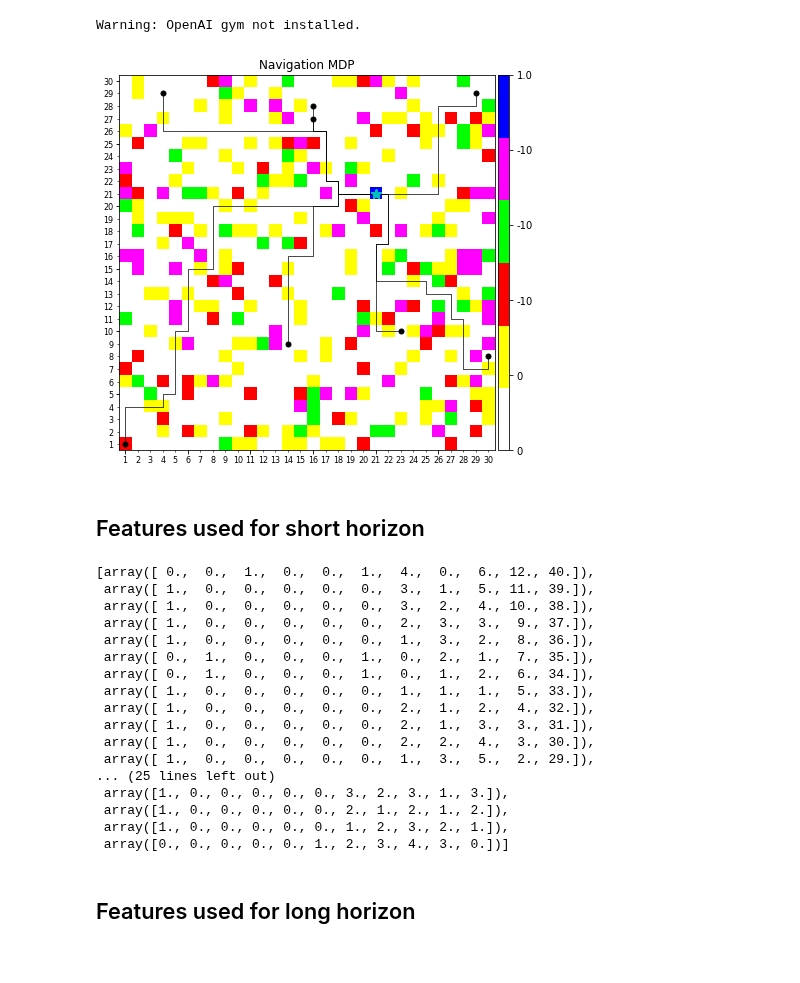
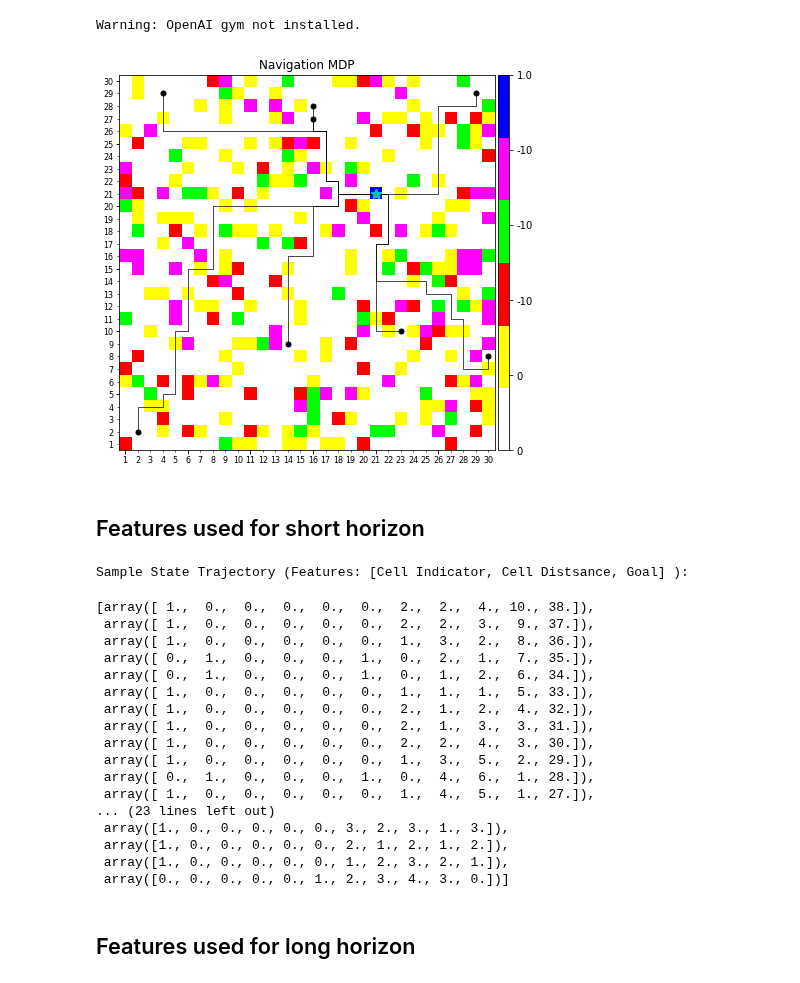
Before and after one commit to david-abel/simple_rl, a Jupyter notebook: simple_rl/tasks/navigation/Usage_NavigationMDP.ipynb, the cells around one changed output. Drawn from its saved outputs; the diff is of its cells as text; code cells hidden in the pictures.

```diff
--- a/simple_rl/tasks/navigation/Usage_NavigationMDP.ipynb
+++ b/simple_rl/tasks/navigation/Usage_NavigationMDP.ipynb
@@ -17,7 +17,7 @@ np.random.seed(0)
 nvmdp = NavigationMDP(width=30,
                         height=30,
                         goal_locs=[(21,21)],
-                        init_loc=(1,1),
+                        init_loc=(10,10),
                         rand_init=True,
                         cell_types=['white', 'yellow', 'red', 'lime', 'magenta'],
                         cell_type_rewards=[0, 0, -10, -10, -10],
@@ -31,14 +31,15 @@ nvmdp = NavigationMDP(width=30,
 # %%
 N_tau = 8
 # Use "init_states" to request specific init states while sampling trajectories
 # if "n_trajectory" is greater than # of init_states, remaining init states will be sampled randomly
-state_trajectories, action_trajectories = nvmdp.sample_data(n_trajectory=N_tau, init_states=[GridWorldState(1,1)], init_repetition=False)
+state_trajectories, action_trajectories = nvmdp.sample_data(n_trajectory=N_tau, init_states=[GridWorldState(2,2)], init_repetition=False)
 nvmdp.visualize_grid(trajectories=state_trajectories, show_rewards_cbar=True)
 # %% [output]
-[figure, old version]
+[figure, new version]
 # %% [markdown]
 ## Features used for short horizon
 # %%
+print("Sample State Trajectory (Features: [Cell Indicator, Cell Distsance, Goal] ): ")
 [nvmdp.feature_at_state(s,
                         feature_type="indicator",
                         incl_distance_features=True,
@@ -47,23 +48,24 @@ nvmdp.visualize_grid(trajectories=state_trajectories, show_rewards_cbar=True)
                         normalize_distance=False,
                         dtype=np.float) for s in state_trajectories[0]]
 # %% [output]
-[array([ 0.,  0.,  1.,  0.,  0.,  1.,  4.,  0.,  6., 12., 40.]),
- array([ 1.,  0.,  0.,  0.,  0.,  0.,  3.,  1.,  5., 11., 39.]),
- array([ 1.,  0.,  0.,  0.,  0.,  0.,  3.,  2.,  4., 10., 38.]),
- array([ 1.,  0.,  0.,  0.,  0.,  0.,  2.,  3.,  3.,  9., 37.]),
- array([ 1.,  0.,  0.,  0.,  0.,  0.,  1.,  3.,  2.,  8., 36.]),
- array([ 0.,  1.,  0.,  0.,  0.,  1.,  0.,  2.,  1.,  7., 35.]),
- array([ 0.,  1.,  0.,  0.,  0.,  1.,  0.,  1.,  2.,  6., 34.]),
- array([ 1.,  0.,  0.,  0.,  0.,  0.,  1.,  1.,  1.,  5., 33.]),
- array([ 1.,  0.,  0.,  0.,  0.,  0.,  2.,  1.,  2.,  4., 32.]),
- array([ 1.,  0.,  0.,  0.,  0.,  0.,  2.,  1.,  3.,  3., 31.]),
- array([ 1.,  0.,  0.,  0.,  0.,  0.,  2.,  2.,  4.,  3., 30.]),
- array([ 1.,  0.,  0.,  0.,  0.,  0.,  1.,  3.,  5.,  2., 29.]),
-... (25 lines left out)
- array([1., 0., 0., 0., 0., 0., 3., 2., 3., 1., 3.]),
- array([1., 0., 0., 0., 0., 0., 2., 1., 2., 1., 2.]),
- array([1., 0., 0., 0., 0., 0., 1., 2., 3., 2., 1.]),
- array([0., 0., 0., 0., 0., 1., 2., 3., 4., 3., 0.])]
+Sample State Trajectory (Features: [Cell Indicator, Cell Distsance, Goal] ):
+[array([ 1.,  0.,  0.,  0.,  0.,  0.,  2.,  2.,  4., 10., 38.]),
+ array([ 1.,  0.,  0.,  0.,  0.,  0.,  2.,  2.,  3.,  9., 37.]),
+ array([ 1.,  0.,  0.,  0.,  0.,  0.,  1.,  3.,  2.,  8., 36.]),
+ array([ 0.,  1.,  0.,  0.,  0.,  1.,  0.,  2.,  1.,  7., 35.]),
+ array([ 0.,  1.,  0.,  0.,  0.,  1.,  0.,  1.,  2.,  6., 34.]),
+ array([ 1.,  0.,  0.,  0.,  0.,  0.,  1.,  1.,  1.,  5., 33.]),
+ array([ 1.,  0.,  0.,  0.,  0.,  0.,  2.,  1.,  2.,  4., 32.]),
+ array([ 1.,  0.,  0.,  0.,  0.,  0.,  2.,  1.,  3.,  3., 31.]),
+ array([ 1.,  0.,  0.,  0.,  0.,  0.,  2.,  2.,  4.,  3., 30.]),
+ array([ 1.,  0.,  0.,  0.,  0.,  0.,  1.,  3.,  5.,  2., 29.]),
+ array([ 0.,  1.,  0.,  0.,  0.,  1.,  0.,  4.,  6.,  1., 28.]),
+ array([ 1.,  0.,  0.,  0.,  0.,  0.,  1.,  4.,  5.,  1., 27.]),
+... (23 lines left out)
+ array([1., 0., 0., 0., 0., 0., 3., 2., 3., 1., 3.]),
+ array([1., 0., 0., 0., 0., 0., 2., 1., 2., 1., 2.]),
+ array([1., 0., 0., 0., 0., 0., 1., 2., 3., 2., 1.]),
+ array([0., 0., 0., 0., 0., 1., 2., 3., 4., 3., 0.])]
 # %% [markdown]
 ## Features used for long horizon
 # %%
```
Also changed, not shown: parts of 10 cells of this notebook, 1 other file.
